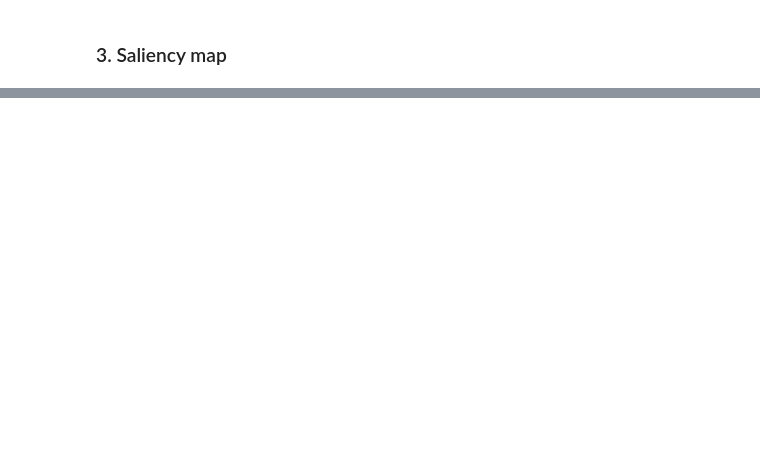
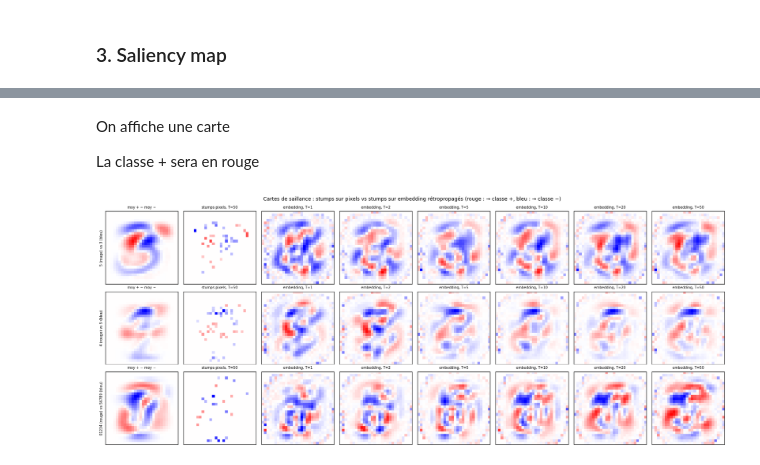
Before and after one commit to jnotarangelo/AdaBoost, a Jupyter notebook: Restitution.ipynb, the cells around one changed output, grey strips where cells are left out. Cells and saved outputs as stored; diff of their text form; code cells hidden in the pictures; blank space fills up the shorter version.

Commit message:
Add sailency map for embedding

```diff
--- a/Restitution.ipynb
+++ b/Restitution.ipynb
@@ -903,0 +946,63 @@ plt.savefig("images/saillance_map/saillance_embedding.png", dpi=300, bbox_inches
+# %%
+def carte_pixels(model, T):
+    """Stumps appris SUR LES PIXELS : un stump = un pixel, donc w est déjà une image 28x28."""
+    return poids_signes(model, T, 784).reshape(28, 28)
+# %%
+def carte_embedding(model, T, E_paire):
+    """Stumps appris SUR L'EMBEDDING : un stump = un neurone caché.
+    On « rétropropage » jusqu'aux pixels (idée de GradCAM) :
+        score(x) = somme_j w[j] * h_j(x)   avec   h_j = relu(x @ W1[:, j] + b1[j])
+        d score / d pixel_p = somme_j w[j] * porte_j * W1[p, j]
+    où porte_j = 1 si le neurone j est actif (relu non nulle), 0 sinon.
+    On prend la moyenne de porte_j sur les images de la paire (pour avoir une seule carte par paire).
+    """
+    w = poids_signes(model, T, W1.shape[1])
+    porte = (E_paire > 0).mean(axis=0)
+    return (W1 @ (w * porte)).reshape(28, 28)
+# %% [markdown]
+On affiche une carte
+
+La classe + sera en rouge
+# %%
+def afficher(ax, carte, titre):
+    m = np.abs(carte).max() + 1e-12
+    ax.imshow(carte, cmap="bwr", vmin=-m, vmax=m)
+    ax.set_title(titre, fontsize=7)
+    ax.set_xticks([]); ax.set_yticks([])
+
+paires = [([5], [3]), ([4], [9]), ([0, 1, 2, 3, 4], [5, 6, 7, 8, 9])]
+Ts = [1, 2, 5, 10, 20, 50]
+T_MAX = max(Ts)
+
+fig, axes = plt.subplots(len(paires), 2 + len(Ts), figsize=(2.2 * (2 + len(Ts)), 2.4 * len(paires)))
+
+for i, (plus, moins) in enumerate(paires):
+    # 1) on garde seulement les images des deux classes
+    masque = np.isin(y_train_FR, plus + moins)
+    X_p, E_p = X_train_FR[masque], E_train_FR[masque]
+    y_p = np.isin(y_train_FR[masque], plus).astype(int)          # 1 = classe +, 0 = classe -
+    nom = f"{''.join(map(str, plus))} (rouge) vs {''.join(map(str, moins))} (bleu)"
+
+    # 2) colonne 1 : image moyenne de la classe + moins image moyenne de la classe -
+    diff = X_p[y_p == 1].mean(axis=0) - X_p[y_p == 0].mean(axis=0)
+    afficher(axes[i, 0], diff.reshape(28, 28), "moy + − moy −")
+    axes[i, 0].set_ylabel(nom, fontsize=7)
+
+    # 3) colonne 2 : stumps sur pixels (un seul modèle de 200 stumps)
+    ada_pix = AdaBoostClassifier(estimator=DecisionTreeClassifier(max_depth=1),
+                                 n_estimators=T_MAX, random_state=seed).fit(X_p, y_p)
+    afficher(axes[i, 1], carte_pixels(ada_pix, T_MAX), f"stumps pixels, T={T_MAX}")
+
+    # 4) colonnes suivantes : stumps sur l'embedding, on ne garde que les T premiers stumps
+    ada_emb = AdaBoostClassifier(estimator=DecisionTreeClassifier(max_depth=1),
+                                 n_estimators=T_MAX, random_state=seed).fit(E_p, y_p)
+    for k, T in enumerate(Ts):
+        afficher(axes[i, 2 + k], carte_embedding(ada_emb, T, E_p), f"embedding, T={T}")
+
+fig.suptitle("Cartes de saillance : stumps sur pixels vs stumps sur embedding rétropropagés "
+             "(rouge : → classe +, bleu : → classe −)", fontsize=10)
+fig.tight_layout()
+plt.savefig("images/saillance_map/saillance_embedding.png", dpi=300, bbox_inches="tight")
+plt.show()
+# %% [output]
+[figure, added]
```
Also changed, not shown: parts of 13 cells of this notebook, 8 other files.
